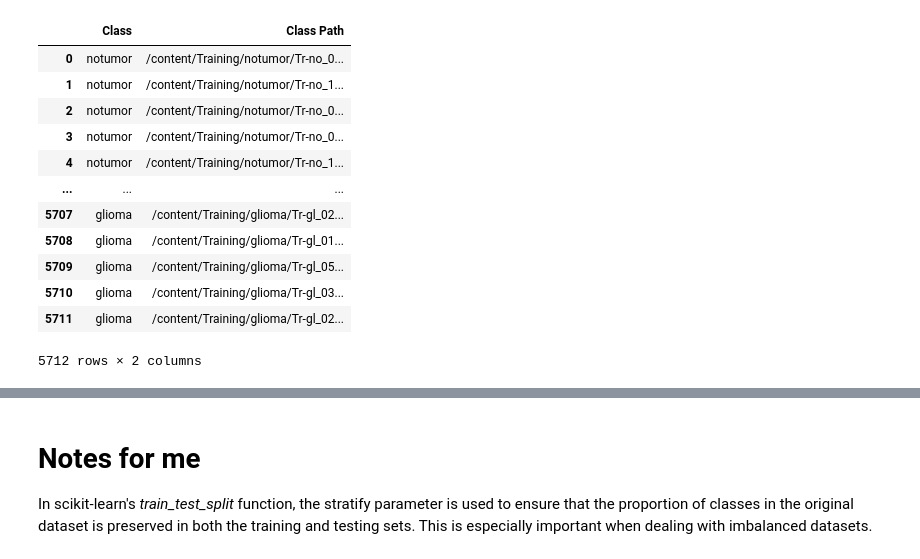
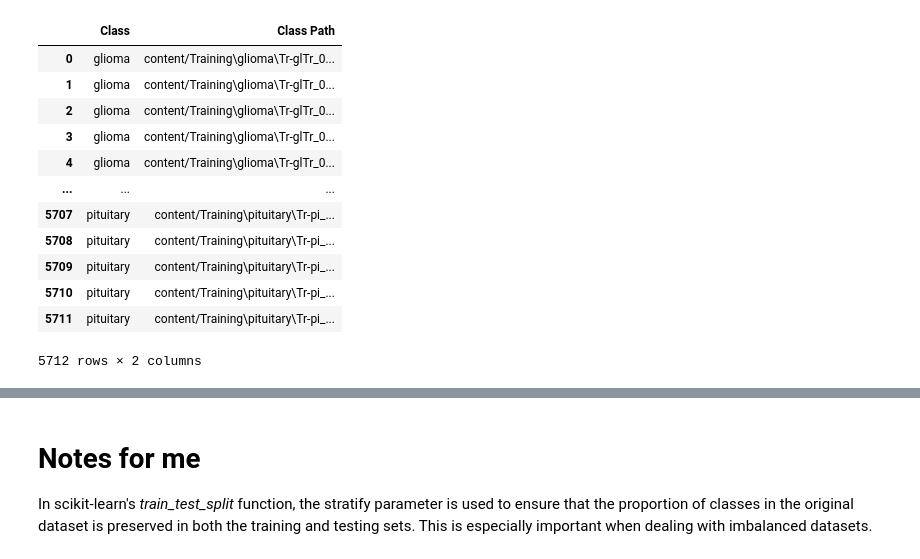
Before and after one commit to BravoClassic/Brain-Tumor-Classification, a Jupyter notebook: Brain Tumor Classification.ipynb, the cells around one changed output, grey strips where cells are left out. Cells and saved outputs as stored; diff of their text form; code cells hidden in the pictures.

```diff
--- a/Brain Tumor Classification.ipynb
+++ b/Brain Tumor Classification.ipynb
@@ -37,20 +35,20 @@ def get_class_paths(path):
 
   return df
 # %%
-tr_df = get_class_paths('/content/Training')
+tr_df = get_class_paths('content/Training')
 tr_df
 # %% [output]
 |  | Class | Class Path |
-| 0 | notumor | /content/Training/notumor/Tr-no_0... |
-| 1 | notumor | /content/Training/notumor/Tr-no_1... |
-| 2 | notumor | /content/Training/notumor/Tr-no_0... |
-| 3 | notumor | /content/Training/notumor/Tr-no_0... |
-| 4 | notumor | /content/Training/notumor/Tr-no_1... |
+| 0 | glioma | content/Training\glioma\Tr-glTr_0... |
+| 1 | glioma | content/Training\glioma\Tr-glTr_0... |
+| 2 | glioma | content/Training\glioma\Tr-glTr_0... |
+| 3 | glioma | content/Training\glioma\Tr-glTr_0... |
+| 4 | glioma | content/Training\glioma\Tr-glTr_0... |
 | ... | ... | ... |
-| 5707 | glioma | /content/Training/glioma/Tr-gl_02... |
-| 5708 | glioma | /content/Training/glioma/Tr-gl_01... |
-| 5709 | glioma | /content/Training/glioma/Tr-gl_05... |
-| 5710 | glioma | /content/Training/glioma/Tr-gl_03... |
-| 5711 | glioma | /content/Training/glioma/Tr-gl_02... |
+| 5707 | pituitary | content/Training\pituitary\Tr-pi_... |
+| 5708 | pituitary | content/Training\pituitary\Tr-pi_... |
+| 5709 | pituitary | content/Training\pituitary\Tr-pi_... |
+| 5710 | pituitary | content/Training\pituitary\Tr-pi_... |
+| 5711 | pituitary | content/Training\pituitary\Tr-pi_... |
 5712 rows × 2 columns
 # %%
```
Also changed, not shown: parts of 37 cells of this notebook, 2 other files.
